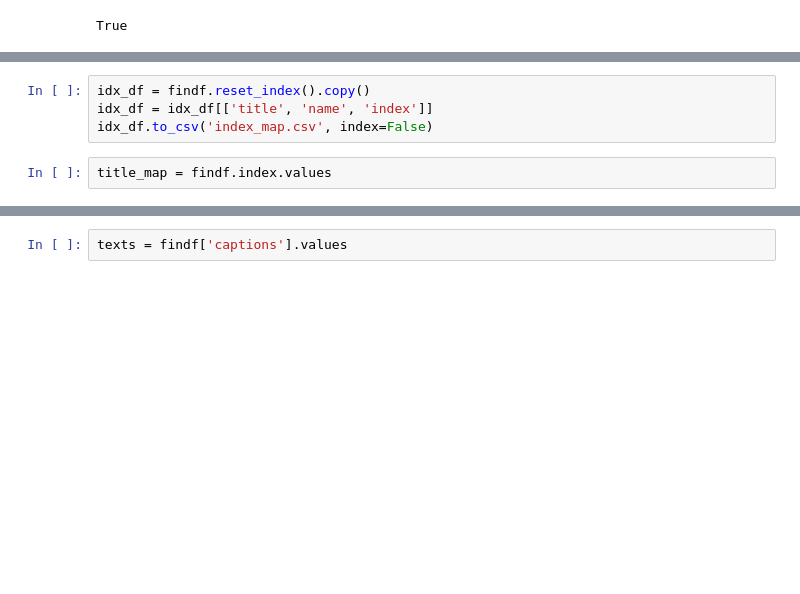
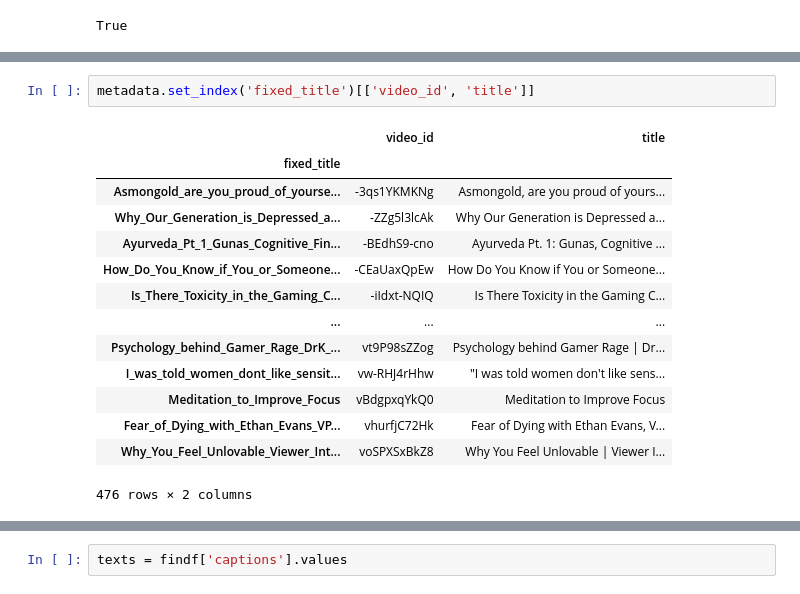
Before and after one commit to K-Paks/HGSE, a Jupyter notebook: notebooks/sentence_embedder.ipynb, the cells around one changed output, grey strips where cells are left out. Cells and saved outputs as stored; diff of their text form; blank space fills up the shorter version.

```diff
--- a/notebooks/sentence_embedder.ipynb
+++ b/notebooks/sentence_embedder.ipynb
@@ -43,9 +44,20 @@ findf.head()
 | 12_Rules_For_Life | - RULE 9: Success is dependent on... | 0 | 678.0 | next thing success is dependent o... |
 |  | - RULE 10: Any build is viable | 1 | 762.0 | any build is viable don't compare... |
 |  | - RULE 11: Exploit the meta | 2 | 848.0 | rule number 11 exploit the meta s... |
-# %%
-idx_df = findf.reset_index().copy()
-idx_df = idx_df[['title', 'name', 'index']]
-idx_df.to_csv('index_map.csv', index=False)
-# %%
-title_map = findf.index.values
+# %%
+metadata.set_index('fixed_title')[['video_id', 'title']]
+# %% [output]
+|  | video_id | title |
+| fixed_title |  |  |
+| Asmongold_are_you_proud_of_yourse... | -3qs1YKMKNg | Asmongold, are you proud of yours... |
+| Why_Our_Generation_is_Depressed_a... | -ZZg5l3lcAk | Why Our Generation is Depressed a... |
+| Ayurveda_Pt_1_Gunas_Cognitive_Fin... | -BEdhS9-cno | Ayurveda Pt. 1: Gunas, Cognitive ... |
+| How_Do_You_Know_if_You_or_Someone... | -CEaUaxQpEw | How Do You Know if You or Someone... |
+| Is_There_Toxicity_in_the_Gaming_C... | -iIdxt-NQIQ | Is There Toxicity in the Gaming C... |
+| ... | ... | ... |
+| Psychology_behind_Gamer_Rage_DrK_... | vt9P98sZZog | Psychology behind Gamer Rage | Dr... |
+| I_was_told_women_dont_like_sensit... | vw-RHJ4rHhw | "I was told women don't like sens... |
+| Meditation_to_Improve_Focus | vBdgpxqYkQ0 | Meditation to Improve Focus |
+| Fear_of_Dying_with_Ethan_Evans_VP... | vhurfjC72Hk | Fear of Dying with Ethan Evans, V... |
+| Why_You_Feel_Unlovable_Viewer_Int... | voSPXSxBkZ8 | Why You Feel Unlovable | Viewer I... |
+476 rows × 2 columns
```
Also changed, not shown: parts of 12 cells of this notebook, 2 other files.
